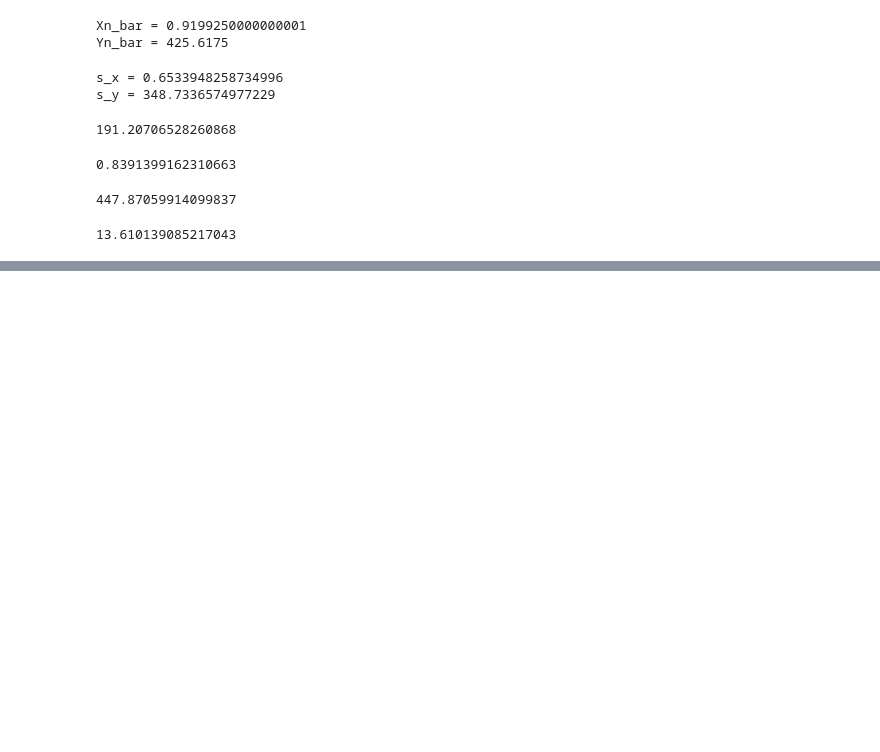
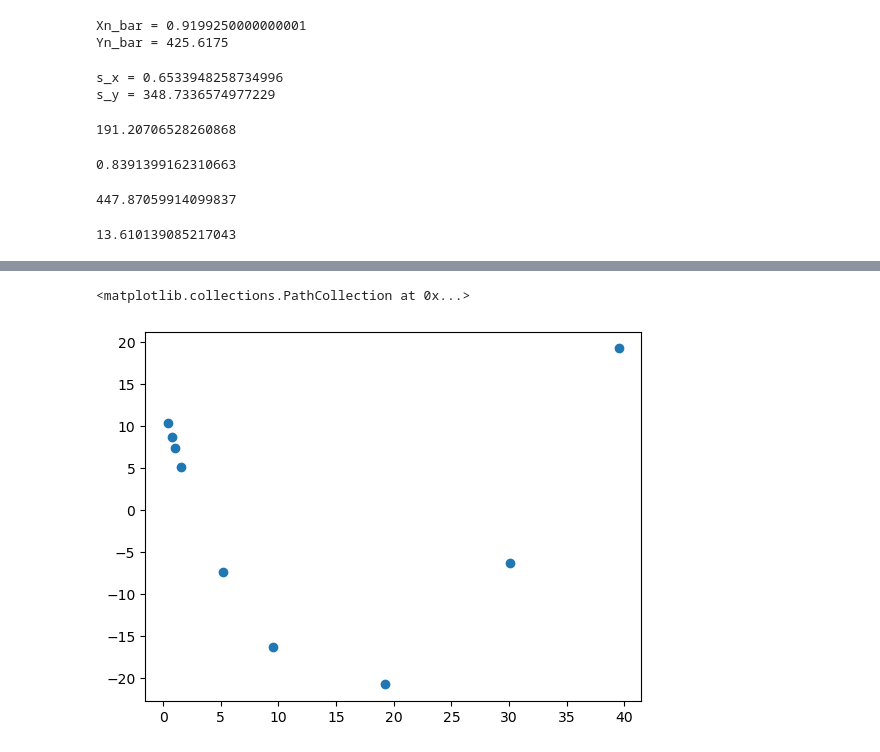
Before and after one commit to adevrent/MITx_6.419x, a Jupyter notebook: week_1/week_1.ipynb, the cells around one changed output, grey strips where cells are left out. Drawn from its saved outputs; the diff is of its cells as text; code cells hidden in the pictures; blank space fills up the shorter version.

```diff
--- a/week_1/week_1.ipynb
+++ b/week_1/week_1.ipynb
@@ -61,0 +89,6 @@ beta_0
+# %%
+resids = Ys - Yhats
+plt.scatter(Xs, resids)
+# %% [output]
+<matplotlib.collections.PathCollection at 0x...>
+[figure, added]
```
Also changed, not shown: parts of 12 cells of this notebook.
